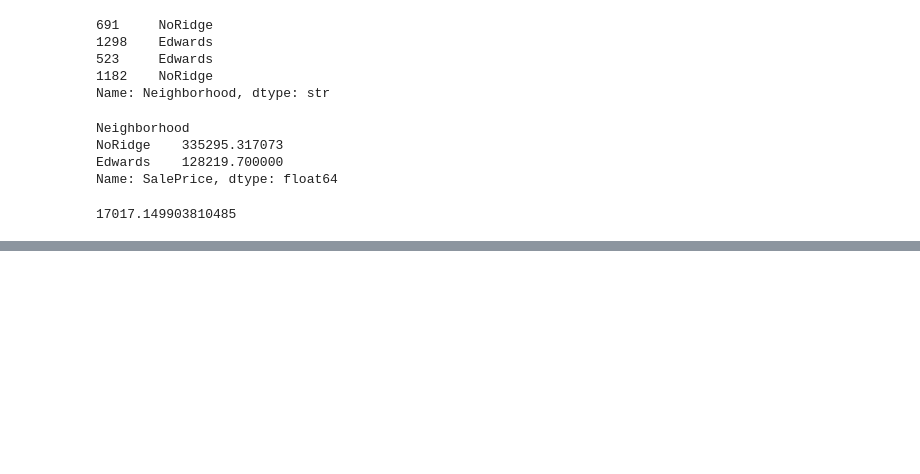
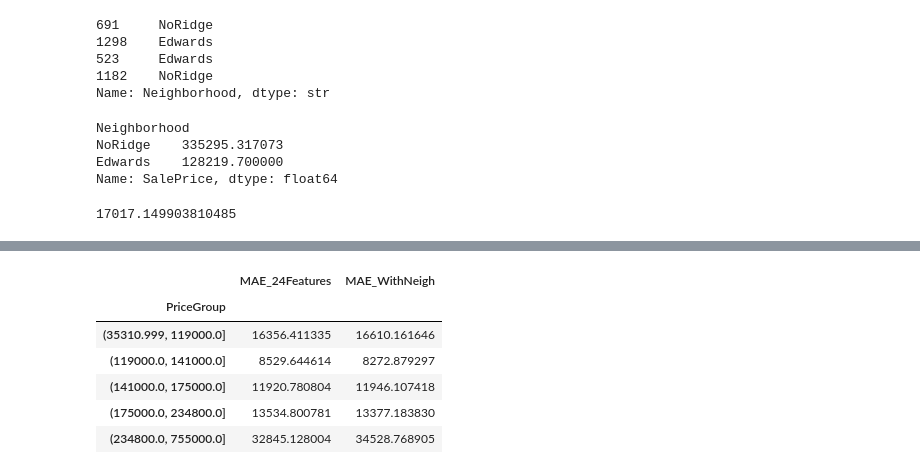
Before and after one commit to kogimurio/house_sales_prediction, a Jupyter notebook: saales_price_predictions.ipynb, the cells around one changed output, grey strips where cells are left out. Drawn from its saved outputs; the diff is of its cells as text; code cells hidden in the pictures; blank space fills up the shorter version.

```diff
--- a/saales_price_predictions.ipynb
+++ b/saales_price_predictions.ipynb
@@ -4147,0 +4222,10 @@ final_model_mae_11
+# %%
+comparison.groupby('PriceGroup', observed=True).agg(MAE_24Features=('Error_24', 'mean'), MAE_WithNeigh=('Error_Neighb', 'mean'))
+# %% [output]
+|  | MAE_24Features | MAE_WithNeigh |
+| PriceGroup |  |  |
+| (35310.999, 119000.0] | 16356.411335 | 16610.161646 |
+| (119000.0, 141000.0] | 8529.644614 | 8272.879297 |
+| (141000.0, 175000.0] | 11920.780804 | 11946.107418 |
+| (175000.0, 234800.0] | 13534.800781 | 13377.183830 |
+| (234800.0, 755000.0] | 32845.128004 | 34528.768905 |
```
Also changed, not shown: parts of 11 cells of this notebook.
